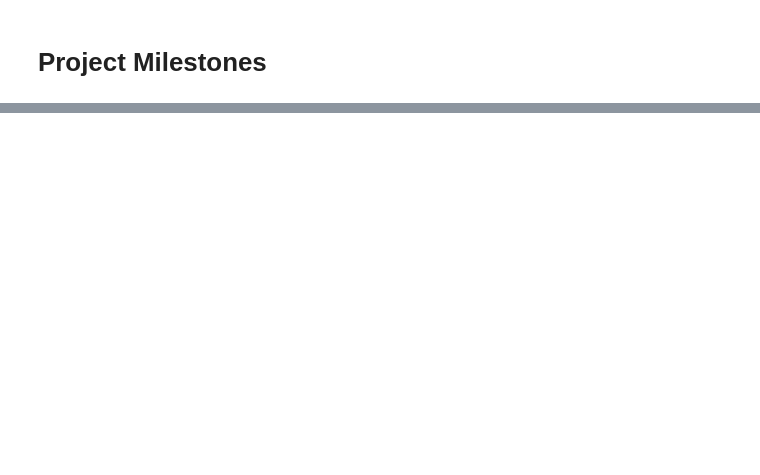
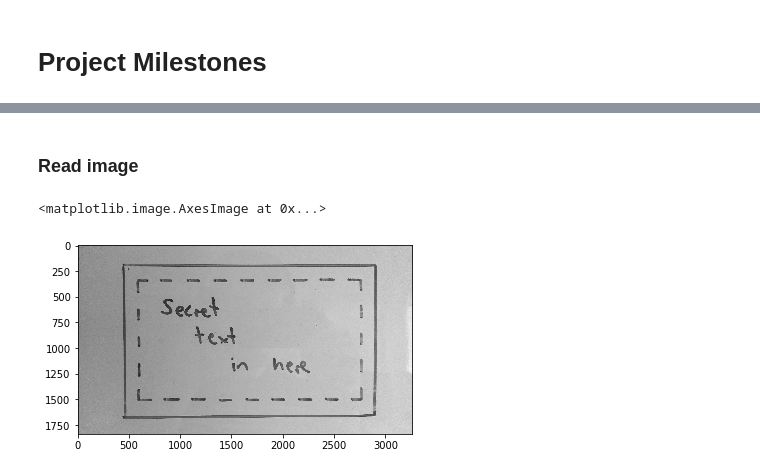
Before and after one commit to uol-mediaprocessing-201920/group-projects-secret-whiteboard, a Jupyter notebook: main_secret_whiteboard.ipynb, the cells around one changed output, grey strips where cells are left out. Cells and saved outputs as stored; diff of their text form; code cells hidden in the pictures; blank space fills up the shorter version.

```diff
--- a/main_secret_whiteboard.ipynb
+++ b/main_secret_whiteboard.ipynb
@@ -36,0 +44,10 @@ For example a streamer shows his/her appartment to his/her viewers and (s)he has
+# %% [markdown]
+### Read image
+# %%
+img_read = io.imread("https://raw.githubusercontent.com/uol-mediaprocessing/group-projects-secret-whiteboard/master/img/samples/sample0.jpg")
+img = cv.cvtColor(img_read, cv.COLOR_BGR2GRAY)
+img_color = cv.cvtColor(img_read, cv.COLOR_BGR2RGB)
+plt.imshow(img, cmap="gray")
+# %% [output]
+<matplotlib.image.AxesImage at 0x...>
+[figure, added]
```
Also changed, not shown: parts of 28 cells of this notebook.
